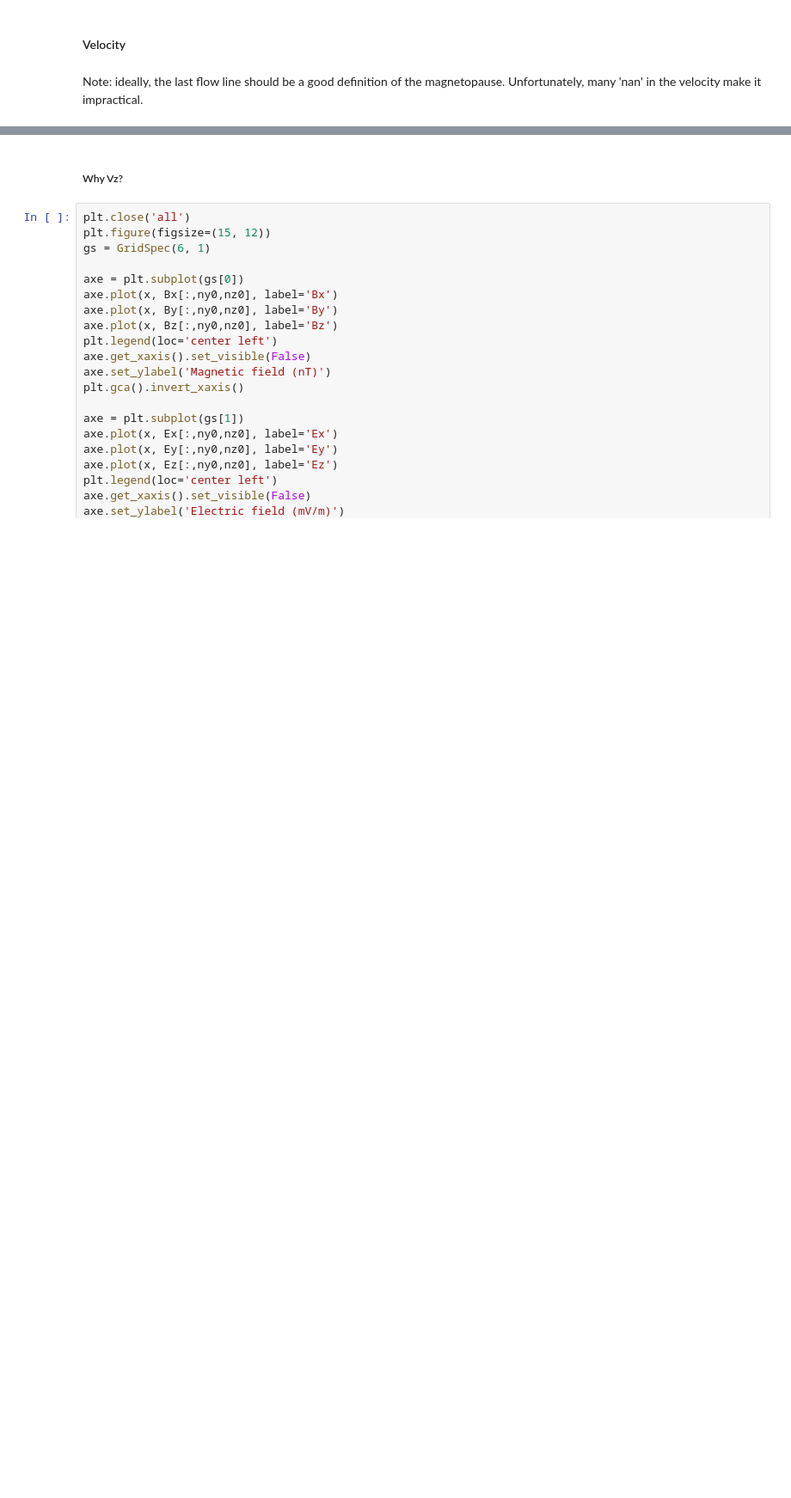
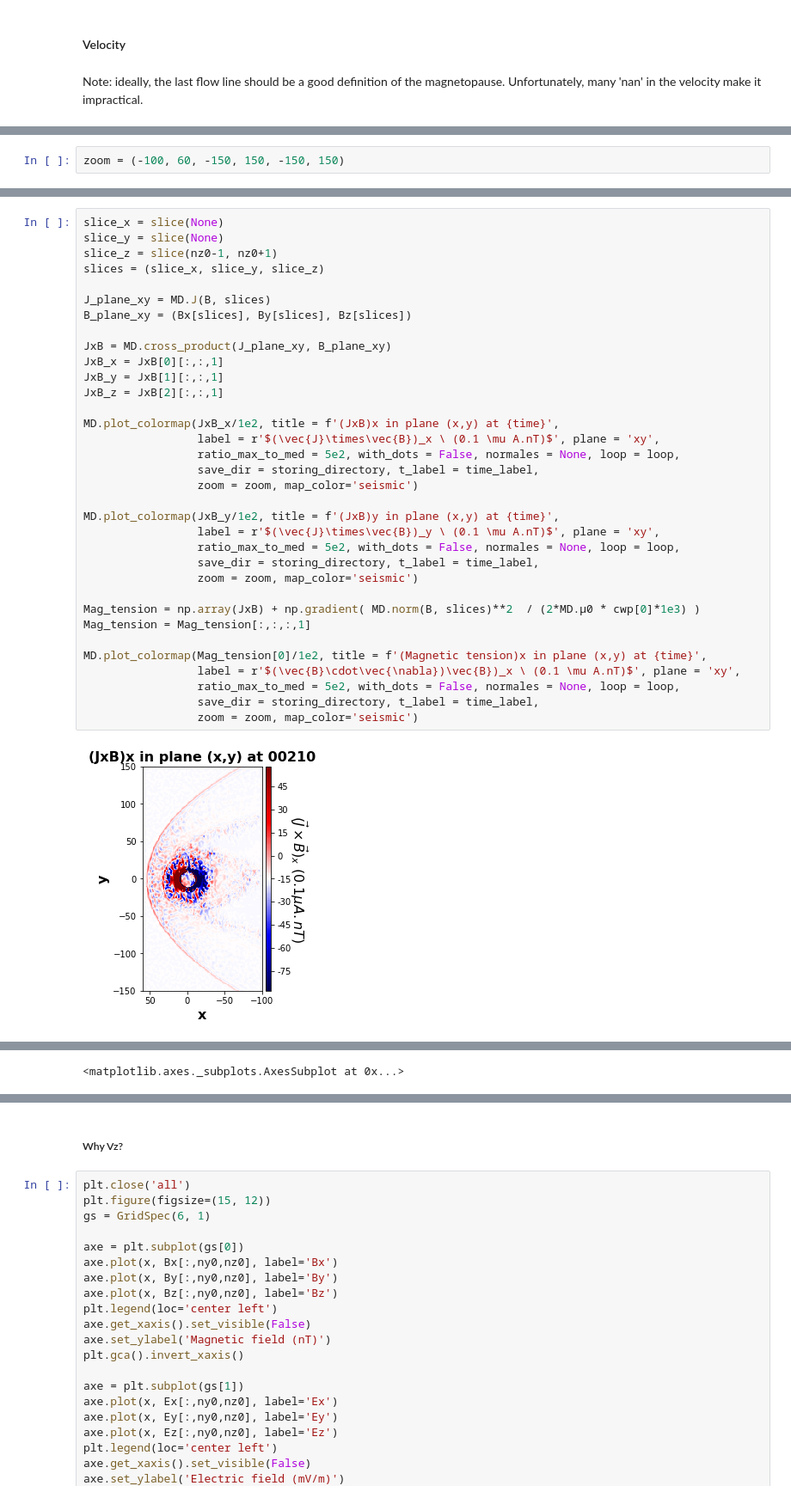
Before and after one commit to cmoissar/Jupyter-Notebooks, a Jupyter notebook: Story_Writer.ipynb, the cells around one changed output, grey strips where cells are left out. Shown at 86% size. Cells and saved outputs as stored; diff of their text form; blank space fills up the shorter version.

```diff
--- a/Story_Writer.ipynb
+++ b/Story_Writer.ipynb
@@ -1044,0 +1123,2 @@ magplot = MD.plot_colormap(mag_V, title = f'V in plane (x,z) at {time}', label =
+# %%
+zoom = (-100, 60, -150, 150, -150, 150)
@@ -1044,0 +1131,36 @@ magplot = MD.plot_colormap(mag_V, title = f'V in plane (x,z) at {time}', label =
+# %%
+slice_x = slice(None)
+slice_y = slice(None)
+slice_z = slice(nz0-1, nz0+1)
+slices = (slice_x, slice_y, slice_z)
+
+J_plane_xy = MD.J(B, slices)
+B_plane_xy = (Bx[slices], By[slices], Bz[slices])
+
+JxB = MD.cross_product(J_plane_xy, B_plane_xy)
+JxB_x = JxB[0][:,:,1]
+JxB_y = JxB[1][:,:,1]
+JxB_z = JxB[2][:,:,1]
+
+MD.plot_colormap(JxB_x/1e2, title = f'(JxB)x in plane (x,y) at {time}',
+                 label = r'$(\vec{J}\times\vec{B})_x \ (0.1 \mu A.nT)$', plane = 'xy',
+                 ratio_max_to_med = 5e2, with_dots = False, normales = None, loop = loop,
+                 save_dir = storing_directory, t_label = time_label,
+                 zoom = zoom, map_color='seismic')
+
+MD.plot_colormap(JxB_y/1e2, title = f'(JxB)y in plane (x,y) at {time}',
+                 label = r'$(\vec{J}\times\vec{B})_y \ (0.1 \mu A.nT)$', plane = 'xy',
+                 ratio_max_to_med = 5e2, with_dots = False, normales = None, loop = loop,
+                 save_dir = storing_directory, t_label = time_label,
+                 zoom = zoom, map_color='seismic')
+
+Mag_tension = np.array(JxB) + np.gradient( MD.norm(B, slices)**2  / (2*MD.µ0 * cwp[0]*1e3) )
+Mag_tension = Mag_tension[:,:,:,1]
+
+MD.plot_colormap(Mag_tension[0]/1e2, title = f'(Magnetic tension)x in plane (x,y) at {time}',
+                 label = r'$(\vec{B}\cdot\vec{\nabla})\vec{B})_x \ (0.1 \mu A.nT)$', plane = 'xy',
+                 ratio_max_to_med = 5e2, with_dots = False, normales = None, loop = loop,
+                 save_dir = storing_directory, t_label = time_label,
+                 zoom = zoom, map_color='seismic')
+# %% [output]
+[figure, added]
@@ -1044,0 +1169 @@ magplot = MD.plot_colormap(mag_V, title = f'V in plane (x,z) at {time}', label =
+<matplotlib.axes._subplots.AxesSubplot at 0x...>
```
Also changed, not shown: parts of 31 cells of this notebook, 4 other files.
